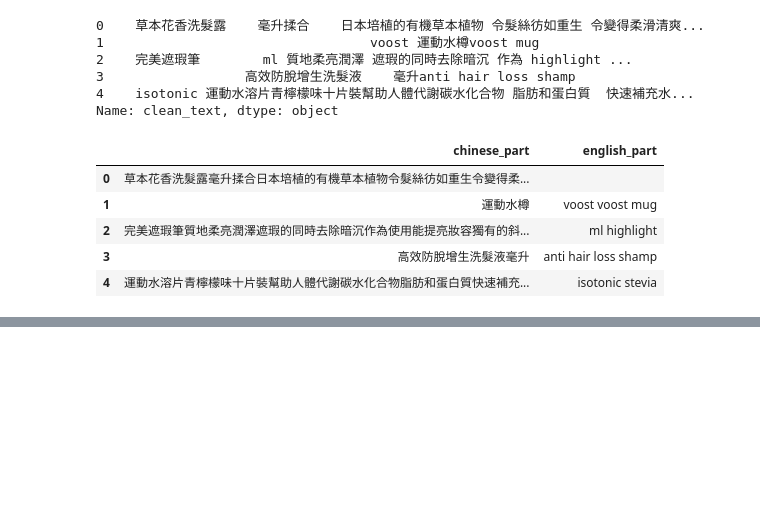
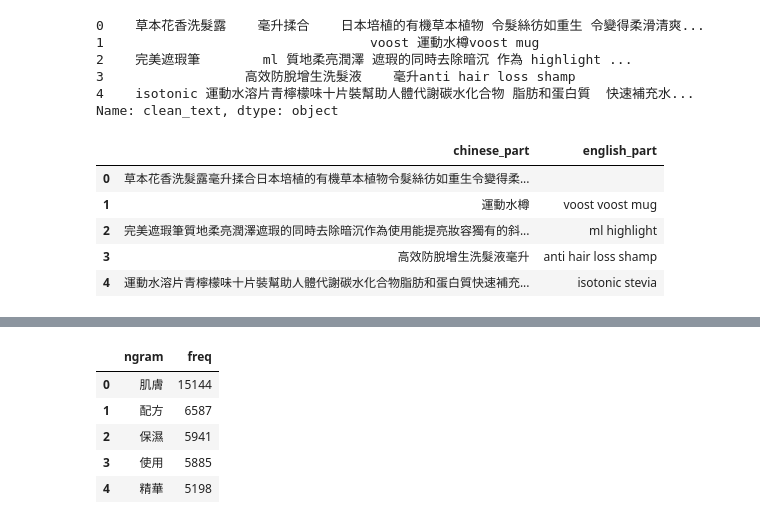
Before and after one commit to victor31ao/n_gram_and_hanlp, a Jupyter notebook: n_gram_tokenizer.ipynb, the cells around one changed output, grey strips where cells are left out. Cells and saved outputs as stored; diff of their text form; code cells hidden in the pictures; blank space fills up the shorter version.

```diff
--- a/n_gram_tokenizer.ipynb
+++ b/n_gram_tokenizer.ipynb
@@ -192,0 +171,11 @@ metrics_df.plot(x="n", y="sparsity", title="n_gram sparsity")
+# %%
+bigram_df = pd.read_csv("./n_gram_processed/2_gram.csv", encoding="utf-8-sig")
+bigram_df.rename(columns={"2_gram": "ngram"}, inplace=True)
+bigram_df.head()
+# %% [output]
+|  | ngram | freq |
+| 0 | 肌膚 | 15144 |
+| 1 | 配方 | 6587 |
+| 2 | 保濕 | 5941 |
+| 3 | 使用 | 5885 |
+| 4 | 精華 | 5198 |
```
Also changed, not shown: parts of 16 cells of this notebook, 1 other file.
